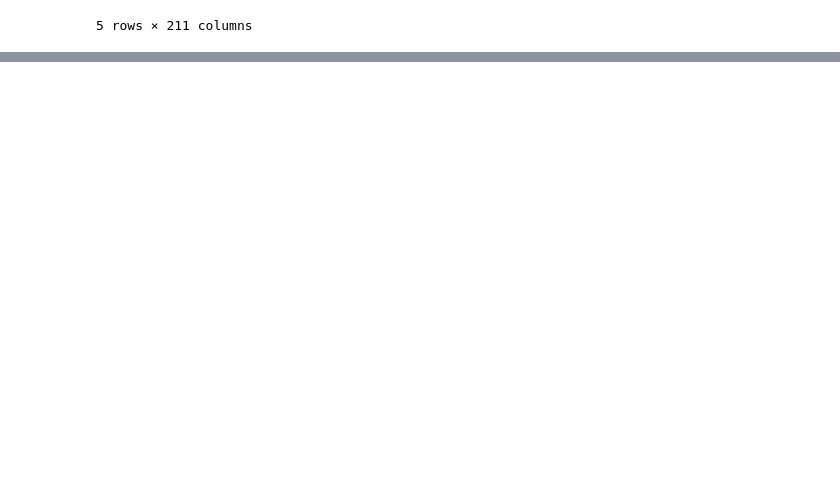
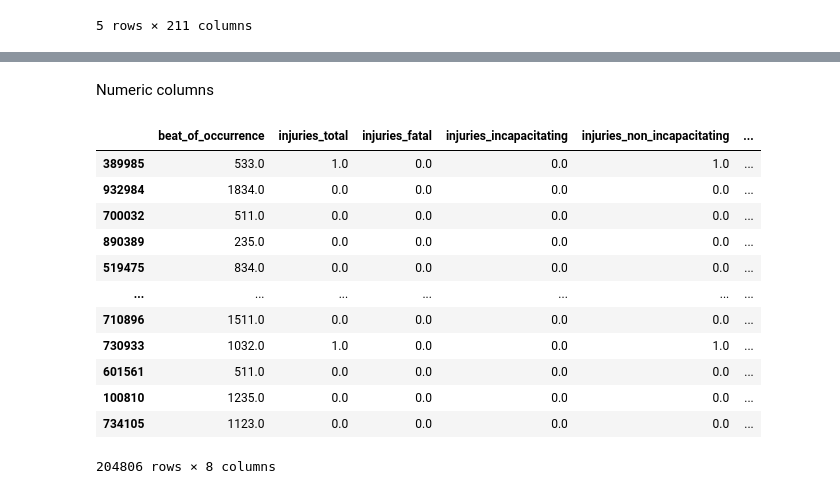
Before and after one commit to hellenmureithi/Phase_4_project, a Jupyter notebook: Notebooks/Hellen.ipynb, the cells around one changed output, grey strips where cells are left out. Saved outputs shown, nothing was run; the diff lists cells and outputs as text; code cells hidden in the pictures; blank space fills up the shorter version.

```diff
--- a/Notebooks/Hellen.ipynb
+++ b/Notebooks/Hellen.ipynb
@@ -449,0 +685,19 @@ X_train_encoded.head()
+# %% [markdown]
+Numeric columns
+# %%
+X_test_num = X_test[numerical_cols.columns].copy()
+X_test_num
+# %% [output]
+|  | beat_of_occurrence | injuries_total | injuries_fatal | injuries_incapacitating | injuries_non_incapacitating | ... |
+| 389985 | 533.0 | 1.0 | 0.0 | 0.0 | 1.0 | ... |
+| 932984 | 1834.0 | 0.0 | 0.0 | 0.0 | 0.0 | ... |
+| 700032 | 511.0 | 0.0 | 0.0 | 0.0 | 0.0 | ... |
+| 890389 | 235.0 | 0.0 | 0.0 | 0.0 | 0.0 | ... |
+| 519475 | 834.0 | 0.0 | 0.0 | 0.0 | 0.0 | ... |
+| ... | ... | ... | ... | ... | ... | ... |
+| 710896 | 1511.0 | 0.0 | 0.0 | 0.0 | 0.0 | ... |
+| 730933 | 1032.0 | 1.0 | 0.0 | 0.0 | 1.0 | ... |
+| 601561 | 511.0 | 0.0 | 0.0 | 0.0 | 0.0 | ... |
+| 100810 | 1235.0 | 0.0 | 0.0 | 0.0 | 0.0 | ... |
+| 734105 | 1123.0 | 0.0 | 0.0 | 0.0 | 0.0 | ... |
+204806 rows × 8 columns
```
Also changed, not shown: parts of 27 cells of this notebook.
